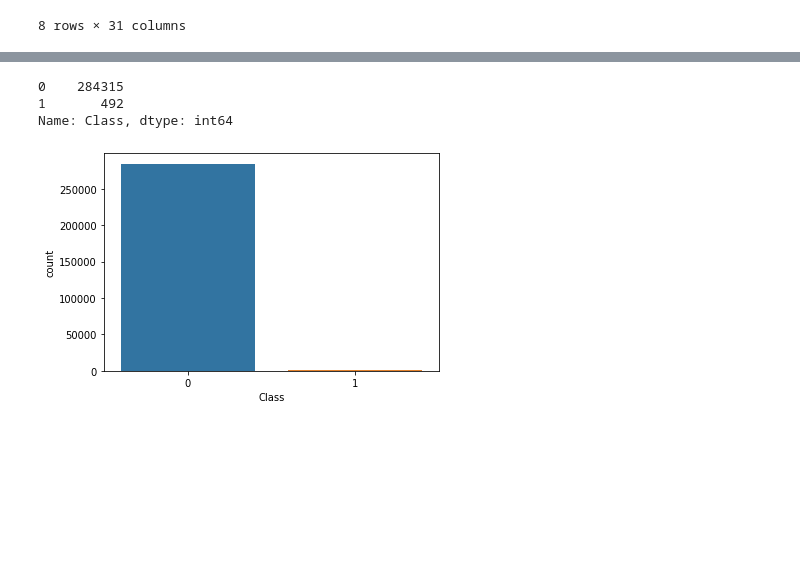
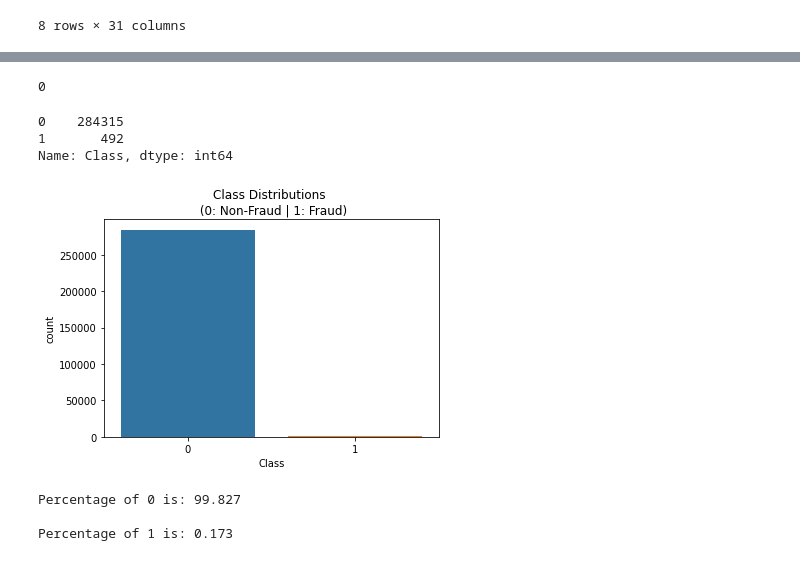
Before and after one commit to Barrok/CC_Fraud_prediction, a Jupyter notebook: script.ipynb, the cells around one changed output, grey strips where cells are left out. Cells and saved outputs as stored; diff of their text form; code cells hidden in the pictures; blank space fills up the shorter version.

```diff
--- a/script.ipynb
+++ b/script.ipynb
@@ -63,9 +66,24 @@ memory usage: 67.4 MB
+# %%
+# check NA values
+df.isnull().sum().max()
+# %% [output]
+0
 # %%
 # visualize difference in categorical variable
-sns.countplot(x = df["Class"])
+sns.countplot('Class', data = df)
+plt.title('Class Distributions \n (0: Non-Fraud | 1: Fraud)')
 df['Class'].value_counts()
 # %% [output]
 0    284315
 1       492
 Name: Class, dtype: int64
-[figure, old version]
+[figure, new version]
+# %%
+# percentage
+print("Percentage of 0 is: {zero}".format(zero = round(int(df['Class'].value_counts()[0]) / len(df['Class'])*100,3)))
+print('')
+print("Percentage of 1 is: {one}".format(one = round(int(df['Class'].value_counts()[1]) / len(df['Class'])*100,3)))
+# %% [output]
+Percentage of 0 is: 99.827
+
+Percentage of 1 is: 0.173
```
Also changed, not shown: parts of 17 cells of this notebook.
